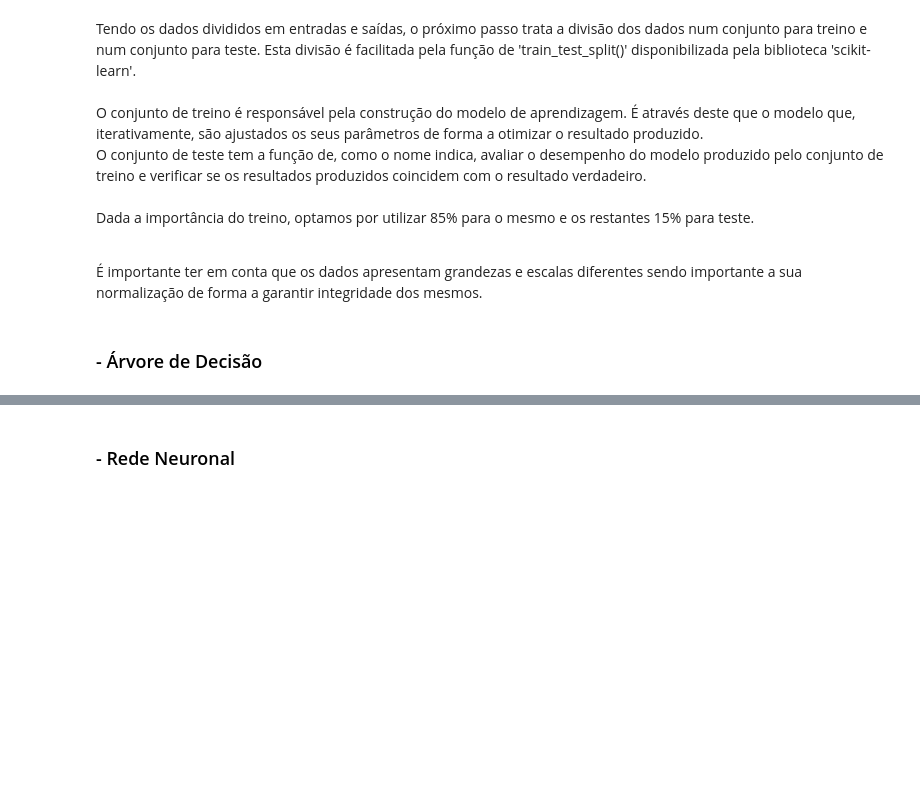
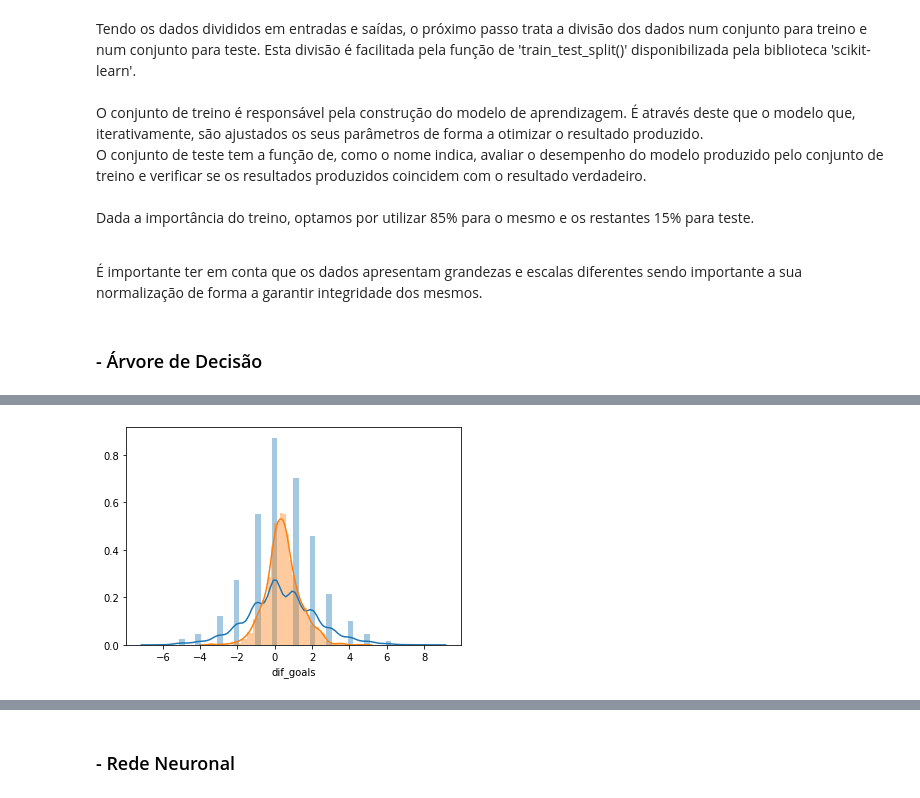
Before and after one commit to FranciscoPereira9/FEUP_IART, a Jupyter notebook: EuropeanSoccerDatabaseReg/OriginalDatabase/ML_JogosFutebol.ipynb, the cells around one changed output, grey strips where cells are left out. Drawn from its saved outputs; the diff is of its cells as text; code cells hidden in the pictures; blank space fills up the shorter version.

```diff
--- a/EuropeanSoccerDatabaseReg/OriginalDatabase/ML_JogosFutebol.ipynb
+++ b/EuropeanSoccerDatabaseReg/OriginalDatabase/ML_JogosFutebol.ipynb
@@ -459,0 +466,5 @@ Mean Absolute Error: 1.289396600247664
+# %%
+sns.distplot(y_test)
+sns.distplot(prediction_rfr);
+# %% [output]
+[figure, added]
```
Also changed, not shown: parts of 14 cells of this notebook.
